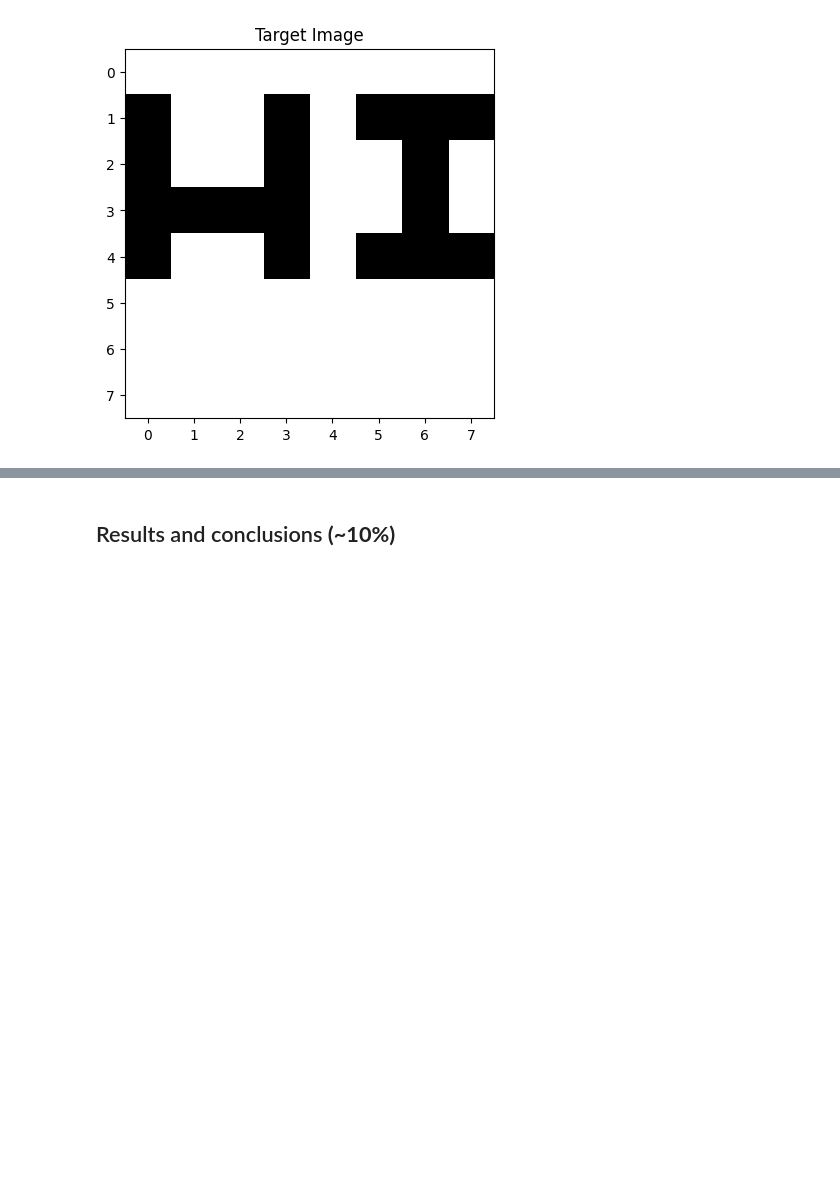
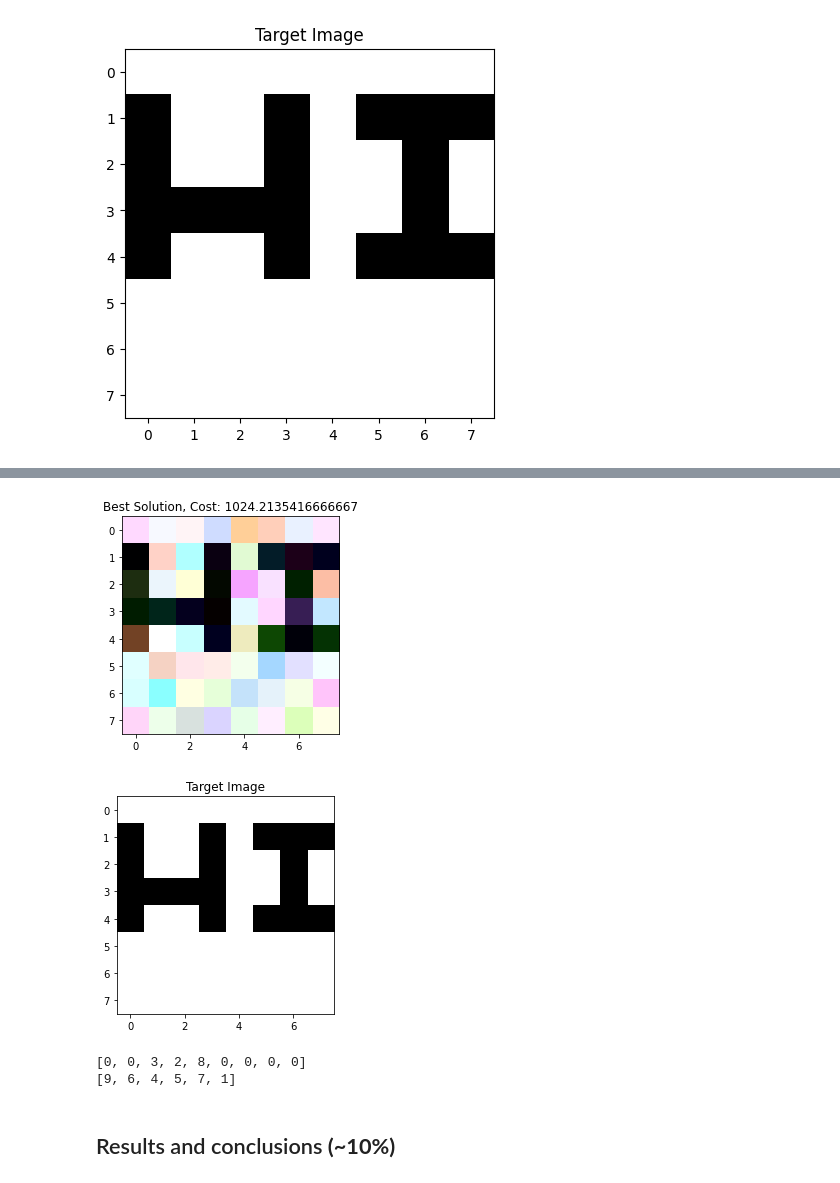
Before and after one commit to D-Elbel/AI_Genetic_Algorithm_CA, a Jupyter notebook: DarraghElbel_AI_CA_1.ipynb, the cells around one changed output, grey strips where cells are left out. Cells and saved outputs as stored; diff of their text form; code cells hidden in the pictures; blank space fills up the shorter version.

```diff
--- a/DarraghElbel_AI_CA_1.ipynb
+++ b/DarraghElbel_AI_CA_1.ipynb
@@ -209,14 +188,22 @@ def run_genetic(prob, params):
     for _iteration in range(max_number_of_generations):
         print(_iteration)
 
-        if _iteration > max_number_of_generations * 0.6:
+        if _iteration > max_number_of_generations * 0.4:
             modified_gene_mutate_rate = 0.3
             gene_mutate_range = 255 * 0.2
             print("Mutation rate set to 0.3")
-        elif _iteration > max_number_of_generations * 0.45:
+        elif _iteration > max_number_of_generations * 0.3:
             modified_gene_mutate_rate = 0.5
-            gene_mutate_range = 255 * 0.5
-            print("Mutation rate set to 0.3")
+            gene_mutate_range = 255 * 0.3
+            print("Mutation rate set to 0.5")
+        elif _iteration > max_number_of_generations * 0.15:
+            modified_gene_mutate_rate = 0.5
+            gene_mutate_range = 255 * 0.8
+            print("Mutation rate set to 0.5")
+        elif _iteration > max_number_of_generations * 0.1:
+            modified_gene_mutate_rate = 0.8
+            gene_mutate_range = 255 * 0.6
+            print("Mutation rate set to 0.5")
 
 
         children = []
@@ -301,0 +307,6 @@ plt.show()
+# %%
+p2 = problem()
+params2 = parameters()
+params2.number_of_generations = 300
+params2.population = 1000
+b2 = run_genetic(p2, params2)
@@ -302,3 +332,42 @@ plt.show()
+# %%
+#give me the matplotlib imports
+import matplotlib.pyplot as plt
+
+
+plt.imshow(b2.chromosome)
+plt.title(f"Best Solution, Cost: {b2.cost}")
+plt.show()
+
+
+plt.imshow(target_image)
+plt.title("Target Image")
+plt.show()
+# %% [output]
+[figure, added]
+[figure, added]
+# %%
+#  If changes to params or reruns of iterations dont overwrite, create more cells and copy code down to show evolution of final solution
+p1 = [9,6,3,2,8,4,5,7,1]
+p2 = [7,8,1,9,6,2,5,4,3]
+
+cp1Ind = 2
+cp2Ind = 5
+
+c1 = [0,0,0,0,0,0,0,0,0]
+c2 = [0,0,0,0,0,0,0,0,0]
+
+c1[cp1Ind:cp2Ind] = p1[cp1Ind:cp2Ind]
+print(c1)
+
+p1_leftovers = []
+for i in range(len(p1)):
+    if i < cp1Ind or i >= cp2Ind:
+        p1_leftovers.append(p1[i])
+
+print(p1_leftovers)
+# %% [output]
+[0, 0, 3, 2, 8, 0, 0, 0, 0]
+[9, 6, 4, 5, 7, 1]
 # %% [markdown]
 ## Results and conclusions    **(~10%)**
 # %% [markdown]
```
Also changed, not shown: parts of 7 cells of this notebook.
